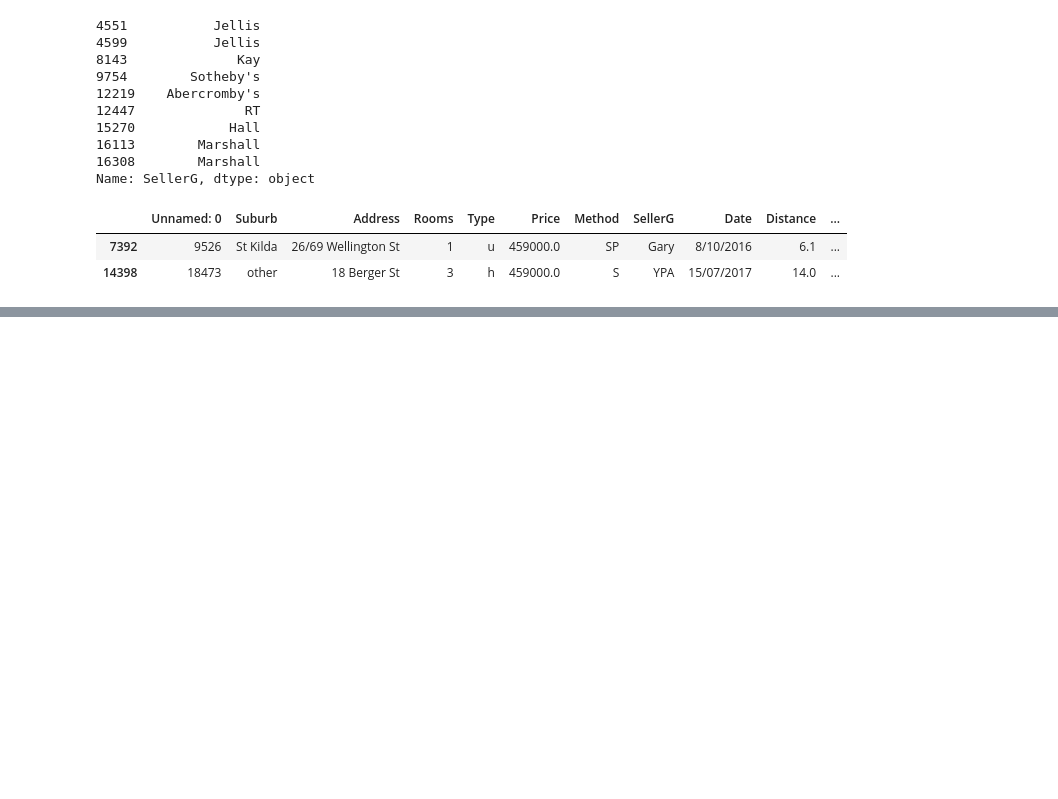
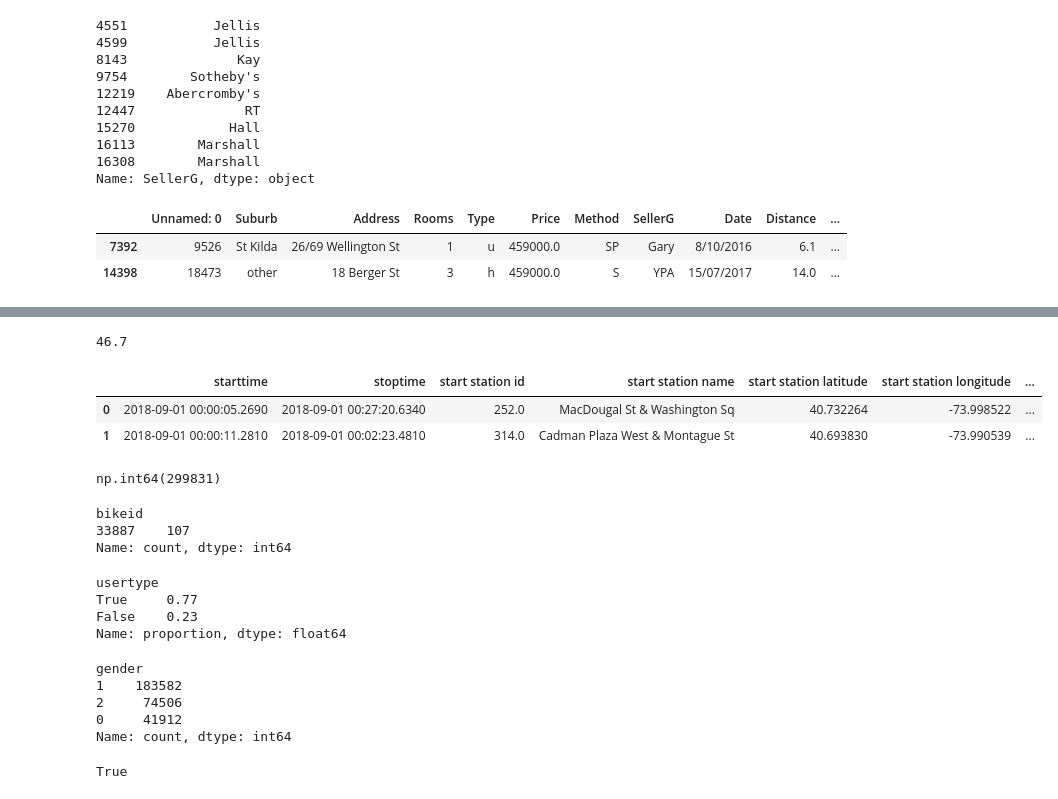
Before and after one commit to hishnick5/my_lessons, a Jupyter notebook: PY_10_Введение в Pandas/Введение в Pandas.ipynb, the cells around one changed output, grey strips where cells are left out. Cells and saved outputs as stored; diff of their text form; code cells hidden in the pictures; blank space fills up the shorter version.

```diff
--- a/PY_10_Введение в Pandas/Введение в Pandas.ipynb
+++ b/PY_10_Введение в Pandas/Введение в Pandas.ipynb
@@ -1443,0 +1677,43 @@ melb_copy2['Type']
+# %%
+round(melb_df['Suburb'].memory_usage()/1024, 1)
+# %% [output]
+46.7
+# %%
+import numpy as np
+import pandas as pd
+bike_df = pd.read_csv('citibike-tripdata.csv')
+# %%
+bike_df.head(2)
+# %% [output]
+|  | starttime | stoptime | start station id | start station name | start station latitude | start station longitude | ... |
+| 0 | 2018-09-01 00:00:05.2690 | 2018-09-01 00:27:20.6340 | 252.0 | MacDougal St & Washington Sq | 40.732264 | -73.998522 | ... |
+| 1 | 2018-09-01 00:00:11.2810 | 2018-09-01 00:02:23.4810 | 314.0 | Cadman Plaza West & Montague St | 40.693830 | -73.990539 | ... |
+# %%
+bike_df['start station id'].notnull().sum()
+# %% [output]
+np.int64(299831)
+# %%
+bike_df['bikeid'].value_counts().nlargest(1)
+# %% [output]
+bikeid
+33887    107
+Name: count, dtype: int64
+# %%
+round((bike_df['usertype'] == 'Subscriber').value_counts(normalize=True), 2)
+# %% [output]
+usertype
+True     0.77
+False    0.23
+Name: proportion, dtype: float64
+# %%
+bike_df['gender'].value_counts()
+# %% [output]
+gender
+1    183582
+2     74506
+0     41912
+Name: count, dtype: int64
+# %%
+bike_df['start station id'].nunique() != bike_df['end station id'].nunique()
+# %% [output]
+True
```
Also changed, not shown: parts of 32 cells of this notebook, 9 other files.
